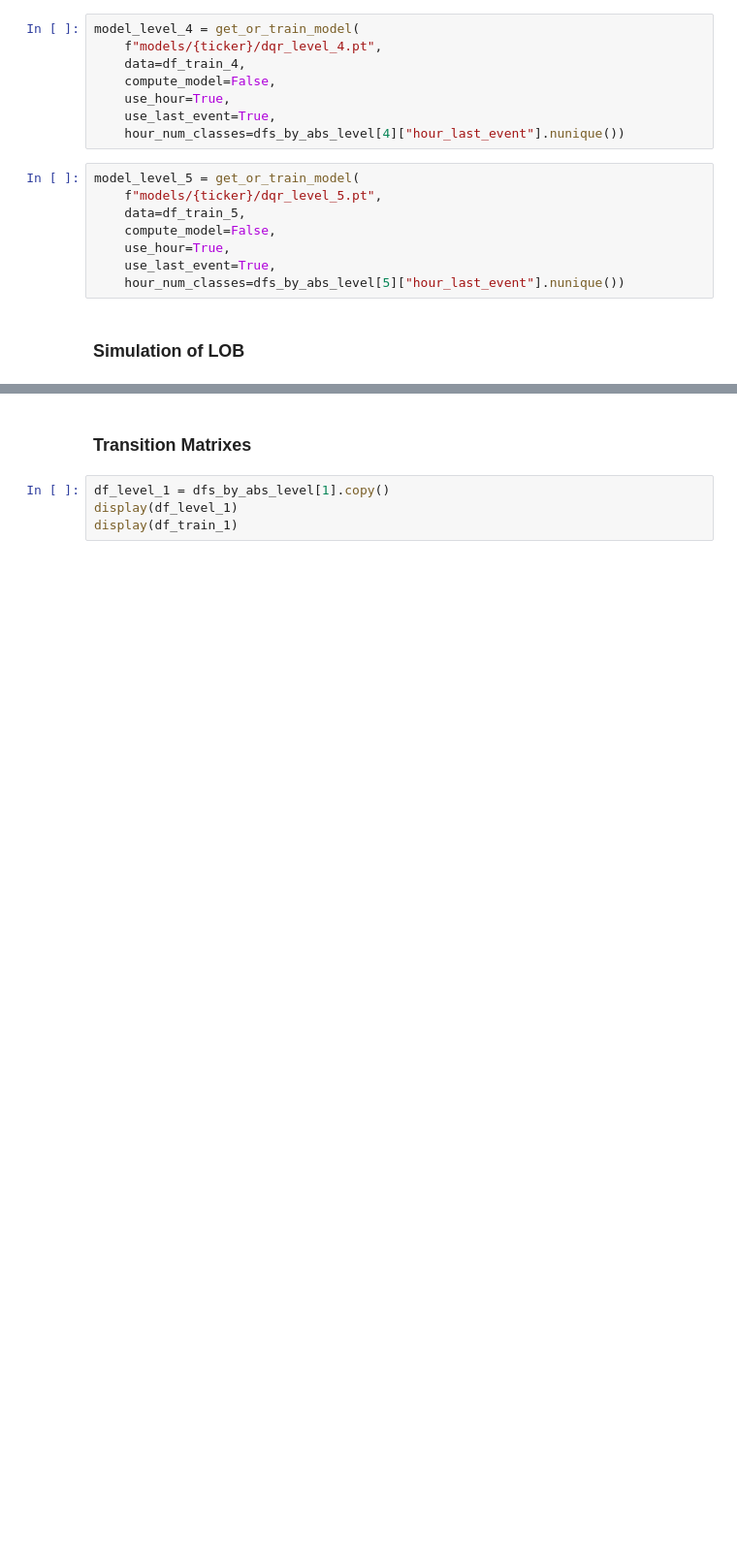
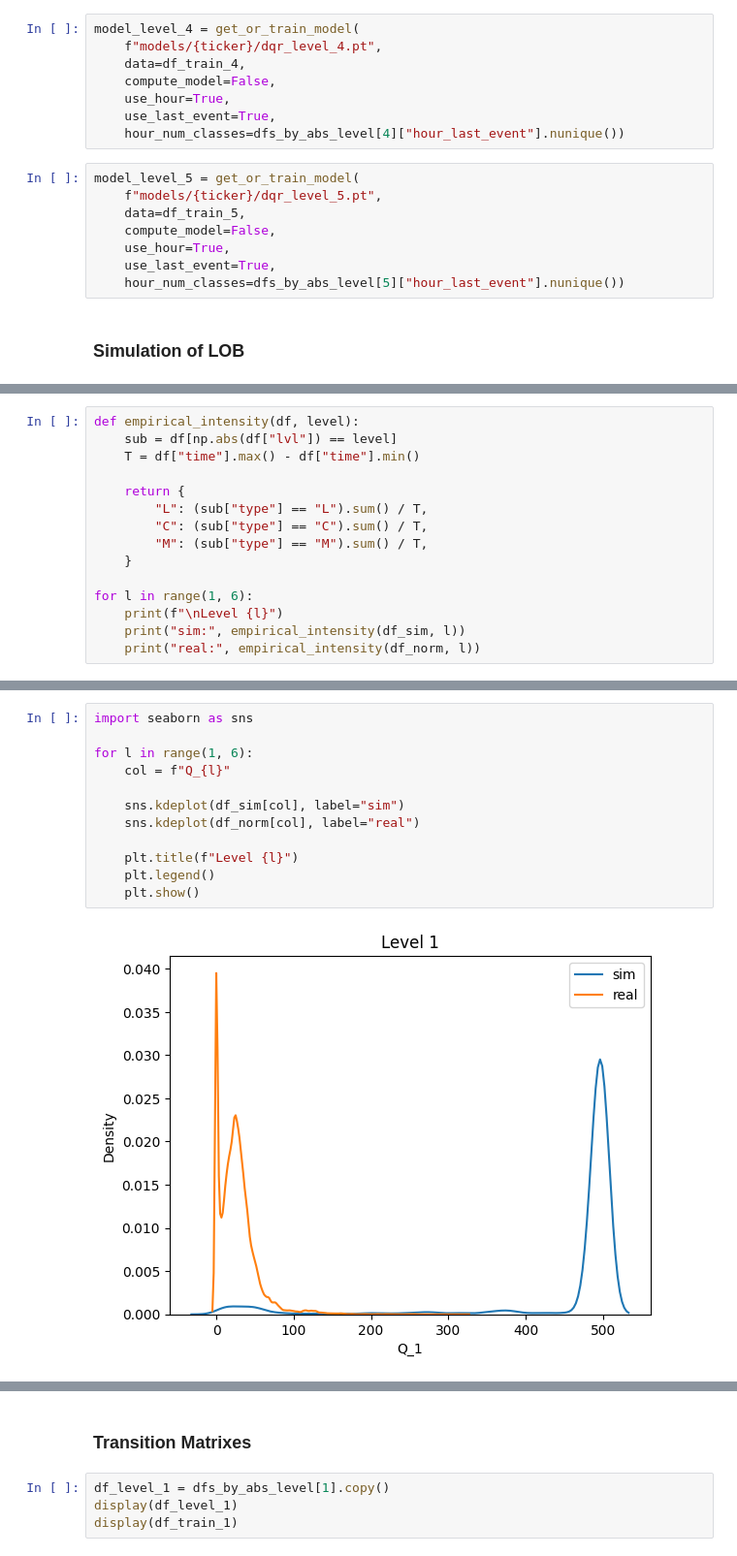
Before and after one commit to archer-paul/DeepQR-Microstructure, a Jupyter notebook: deepNN.ipynb, the cells around one changed output, grey strips where cells are left out. Shown at 97% size. Cells and saved outputs as stored; diff of their text form; blank space fills up the shorter version.

```diff
--- a/deepNN.ipynb
+++ b/deepNN.ipynb
@@ -239,0 +618,15 @@ model_level_5 = get_or_train_model(
+# %%
+def empirical_intensity(df, level):
+    sub = df[np.abs(df["lvl"]) == level]
+    T = df["time"].max() - df["time"].min()
+
+    return {
+        "L": (sub["type"] == "L").sum() / T,
+        "C": (sub["type"] == "C").sum() / T,
+        "M": (sub["type"] == "M").sum() / T,
+    }
+
+for l in range(1, 6):
+    print(f"\nLevel {l}")
+    print("sim:", empirical_intensity(df_sim, l))
+    print("real:", empirical_intensity(df_norm, l))
@@ -239,0 +653,14 @@ model_level_5 = get_or_train_model(
+# %%
+import seaborn as sns
+
+for l in range(1, 6):
+    col = f"Q_{l}"
+
+    sns.kdeplot(df_sim[col], label="sim")
+    sns.kdeplot(df_norm[col], label="real")
+
+    plt.title(f"Level {l}")
+    plt.legend()
+    plt.show()
+# %% [output]
+[figure, added]
```
Also changed, not shown: parts of 21 cells of this notebook.
